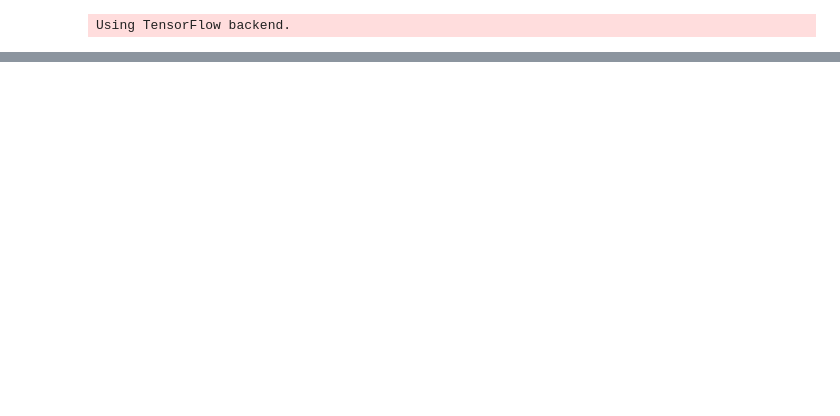
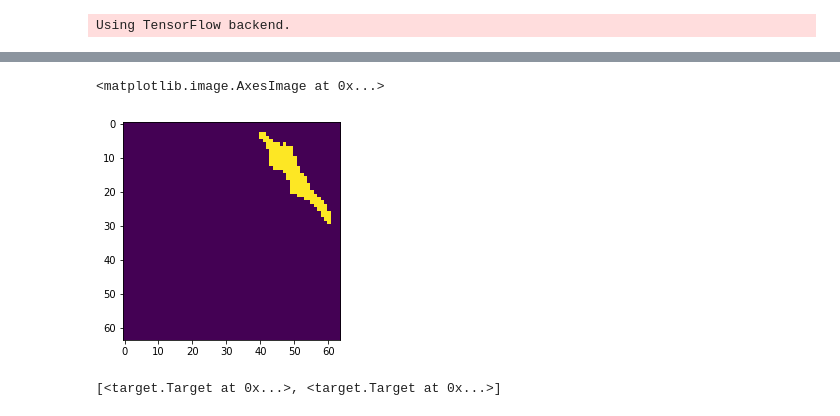
Before and after one commit to yanfengliu/embedding_tracking, a Jupyter notebook: NB-keras-main.ipynb, the cells around one changed output, grey strips where cells are left out. Cells and saved outputs as stored; diff of their text form; code cells hidden in the pictures; blank space fills up the shorter version.

```diff
--- a/NB-keras-main.ipynb
+++ b/NB-keras-main.ipynb
@@ -52,0 +99,9 @@ WARNING:tensorflow:From C:\Users\yliu60\AppData\Local\Continuum\anaconda3\lib\si
+# %%
+plt.imshow(tracks[2][0].mask)
+# %% [output]
+<matplotlib.image.AxesImage at 0x...>
+[figure, added]
+# %%
+tracks[1]
+# %% [output]
+[<target.Target at 0x...>, <target.Target at 0x...>]
```
Also changed, not shown: parts of 19 cells of this notebook, 3 other files.
